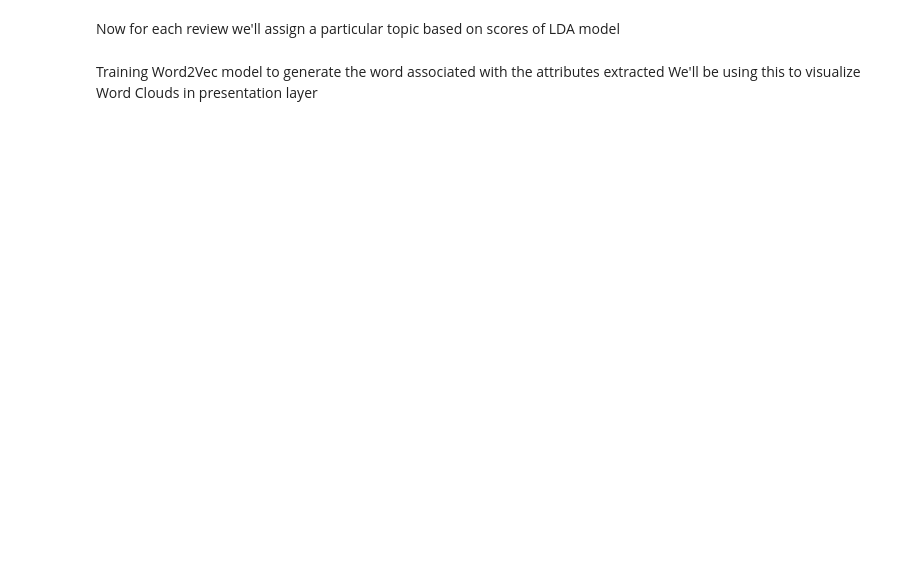
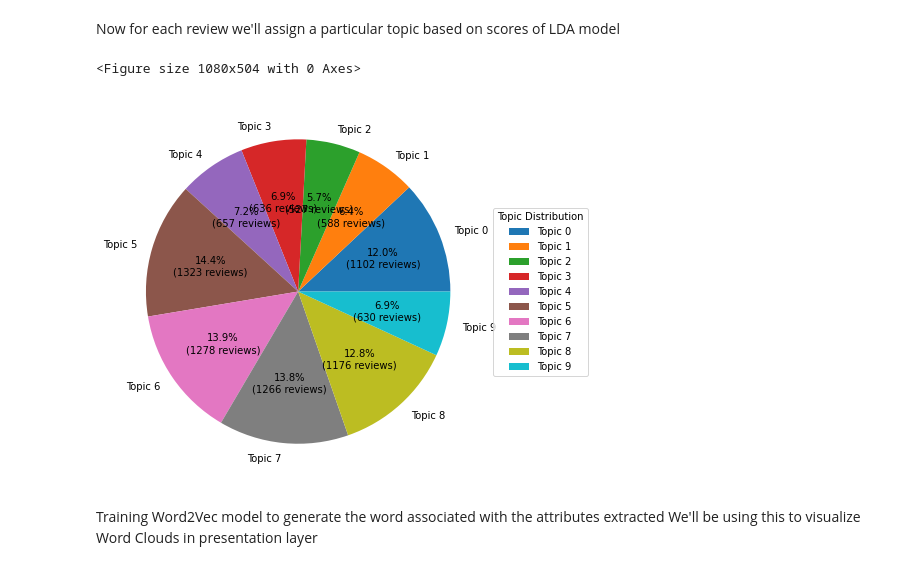
Before and after one commit to ARPITJAIN0999/Brand-Intelligence-Solution, a Jupyter notebook: AJ_solution.ipynb, the cells around one changed output. Drawn from its saved outputs; the diff is of its cells as text; code cells hidden in the pictures; blank space fills up the shorter version.

```diff
--- a/AJ_solution.ipynb
+++ b/AJ_solution.ipynb
@@ -312,6 +444,29 @@ for doc in doc_topic:
     for word in list(zip(*l))[0]:
         list_of_attributes.append(word)
     review_att[doc] = ','.join(list(zip(*l))[0])
+# %%
+topic_review_count = {}
+for i in range(0,10):
+  topic_review_count[i] = 0
+for doc in doc_topic:
+  topic_review_count[doc_topic[doc]] += 1
+fig = plt.figure(figsize =(15, 7))
+def func(pct, allvalues):
+    absolute = int(pct / 100.*np.sum(allvalues))
+    return "{:.1f}%\n({:d} reviews)".format(pct, absolute)
+df_topic_review_count = pd.DataFrame(topic_review_count.values(),index = topic_review_count.keys(),columns = ['count'])
+fig, ax = plt.subplots(figsize =(10, 7))
+
+wedges, texts, autotexts = ax.pie(df_topic_review_count ,
+                                  labels =  ['Topic '+str(topic_number) for topic_number in topic_review_count.keys()],
+                                  autopct = lambda pct: func(pct, df_topic_review_count),)
+ax.legend(wedges, ['Topic '+str(topic_number) for topic_number in topic_review_count.keys()],
+          title ="Topic Distribution",
+          loc ="center left", bbox_to_anchor =(1, 0, 0.5, 1))
+plt.show()
+# %% [output]
+<Figure size 1080x504 with 0 Axes>
+[figure, added]
 # %%
 """" Saving the extracted attributes as per specified format
      Will be visualizing the keywords related to attributes in Presentation Layer """
```
Also changed, not shown: parts of 46 cells of this notebook.
